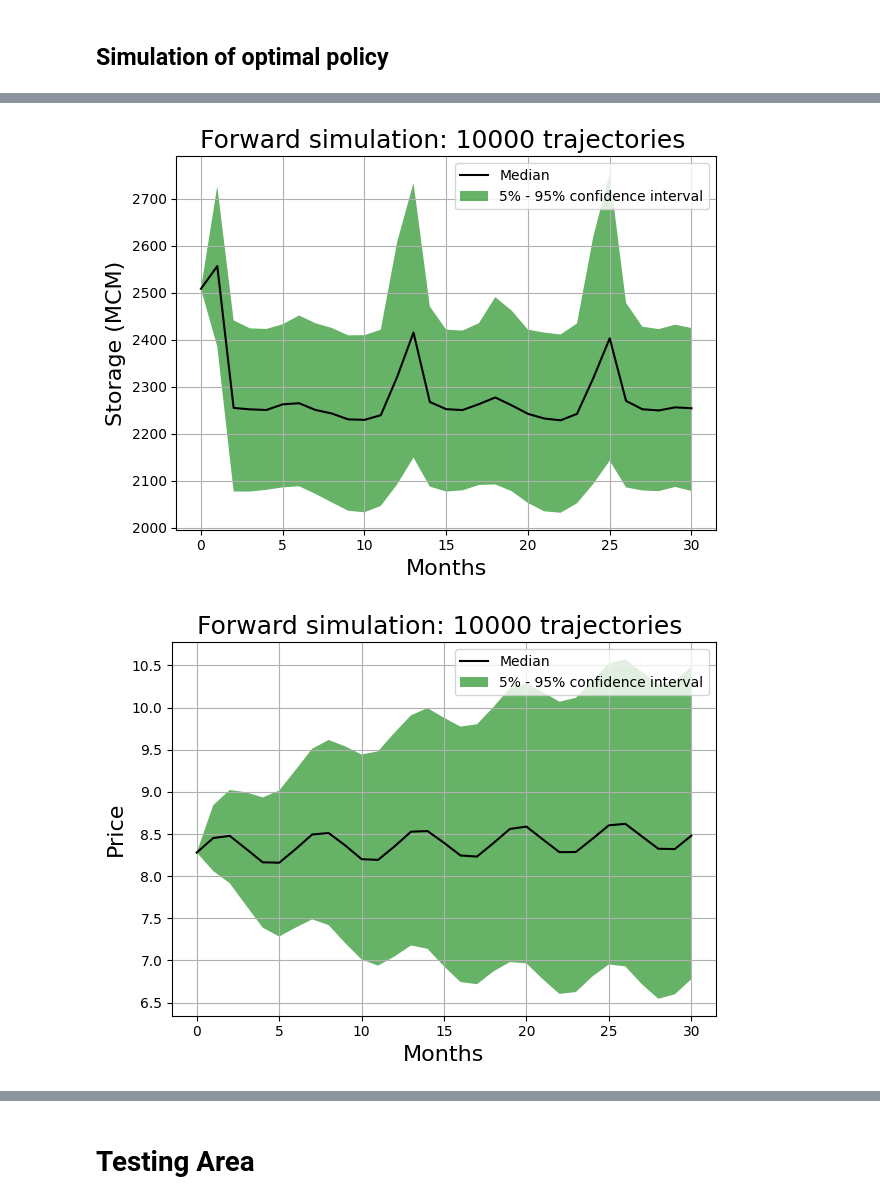
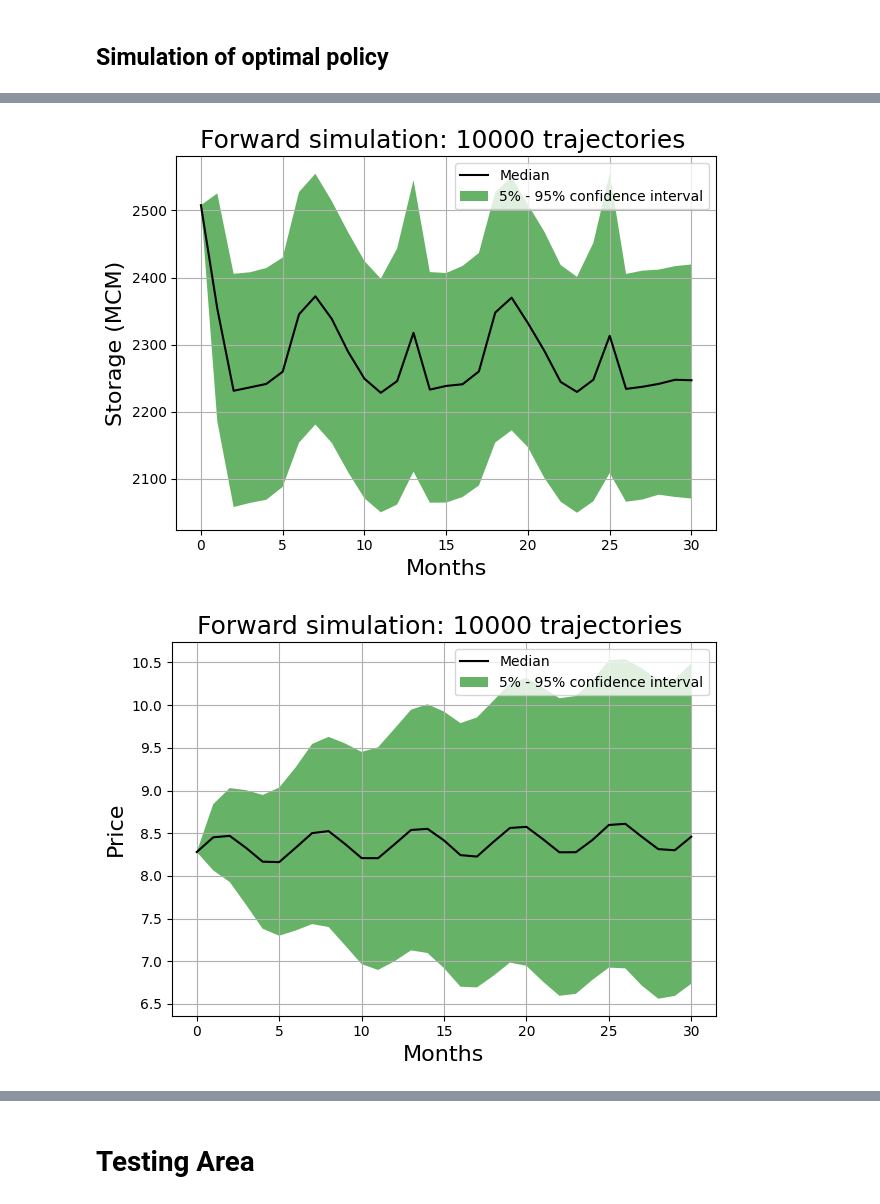
Before and after one commit to igseg/reservoir, a Jupyter notebook: Final_models_data.ipynb, the cells around one changed output, grey strips where cells are left out. Saved outputs shown, nothing was run; the diff lists cells and outputs as text; code cells hidden in the pictures.

```diff
--- a/Final_models_data.ipynb
+++ b/Final_models_data.ipynb
@@ -834,0 +1142,27 @@ for i in range(S):
+# %%
+max_ite = 10
+ite     = 0
+tol     = 2**-15
+
+A = np.outer(prob_shocks_storage,prob_shocks_prices)
+
+
+t0 = time()
+while ite < max_ite:
+
+    policy, V1 = iv_algo(policy, V0, V1)
+
+    error = np.max(np.abs(V0-V1))/np.max(V1)
+    if error < tol:
+        V0 = V1.copy()
+        print(time()-t0)
+        print(f'Iteration: {ite}')
+        print(f'Error is: {error}')
+        break
+
+    V0   = V1.copy()
+    ite += 1
+    print(time()-t0)
+    print(f'Iteration: {ite}')
+    print(f'Error is: {error}')
+    print('='*50)
@@ -835,5 +1191,5 @@ for i in range(S):
 # %%
-max_ite = 5
+max_ite = 2
 ite     = 0
 tol     = 2**-15
 
@@ -974,7 +1316,7 @@ for s in range(12):
 # %% [markdown]
 ## Simulation of optimal policy
 # %%
-loaded_policy, loaded_strategy = save_load_policy_V0(mr = True, load_results = True)
+loaded_policy, loaded_strategy = save_load_policy_V0(mr = False, load_results = True)
 # %%
 def simulating_paths(loaded_policy,T = 10000, t0 = time_0, storage_0 = ts_forecast.loc[time_0 - 1, 'storage'], price_0 = ts_forecast.loc[time_0 - 1, 'price'], inflow_0 = ts_forecast.loc[time_0 - 1, 'inflow']):
     z_s = np.random.randn(T,S)
@@ -1089,16 +1411,15 @@ storage_sim, price_sim, outflows_sim, inflow_sim = simulating_paths(loaded_polic
+# %%
+storage_sim, price_sim, outflows_sim, _ = simulating_paths(loaded_policy= loaded_policy)
 # %%
 plot_conf_int_boot(storage_sim, var_name = 'Storage (MCM)')
 #plt.savefig('Figures/storage_conf_int.pdf', format='pdf')
 plt.show()
 plot_conf_int_boot(price_sim, var_name = 'Price' )
 #plt.savefig('Figures/price_conf_int.pdf', format='pdf')
 plt.show()
 plot_conf_int_boot(outflows_sim, var_name = 'Outflow ($m^3/s$)')
 #plt.savefig('Figures/outflow_conf_int.pdf', format='pdf')
 plt.show()
-plot_conf_int_boot(inflow_sim, var_name = 'inflow ($m^3/s$)')
-#plt.savefig('Figures/inflow_conf_int.pdf', format='pdf')
-plt.show()
 # %% [output]
-[figure, old version]
+[figure, new version]
-[figure, old version]
+[figure, new version]
```
Also changed, not shown: parts of 28 cells of this notebook, 2 other files.
